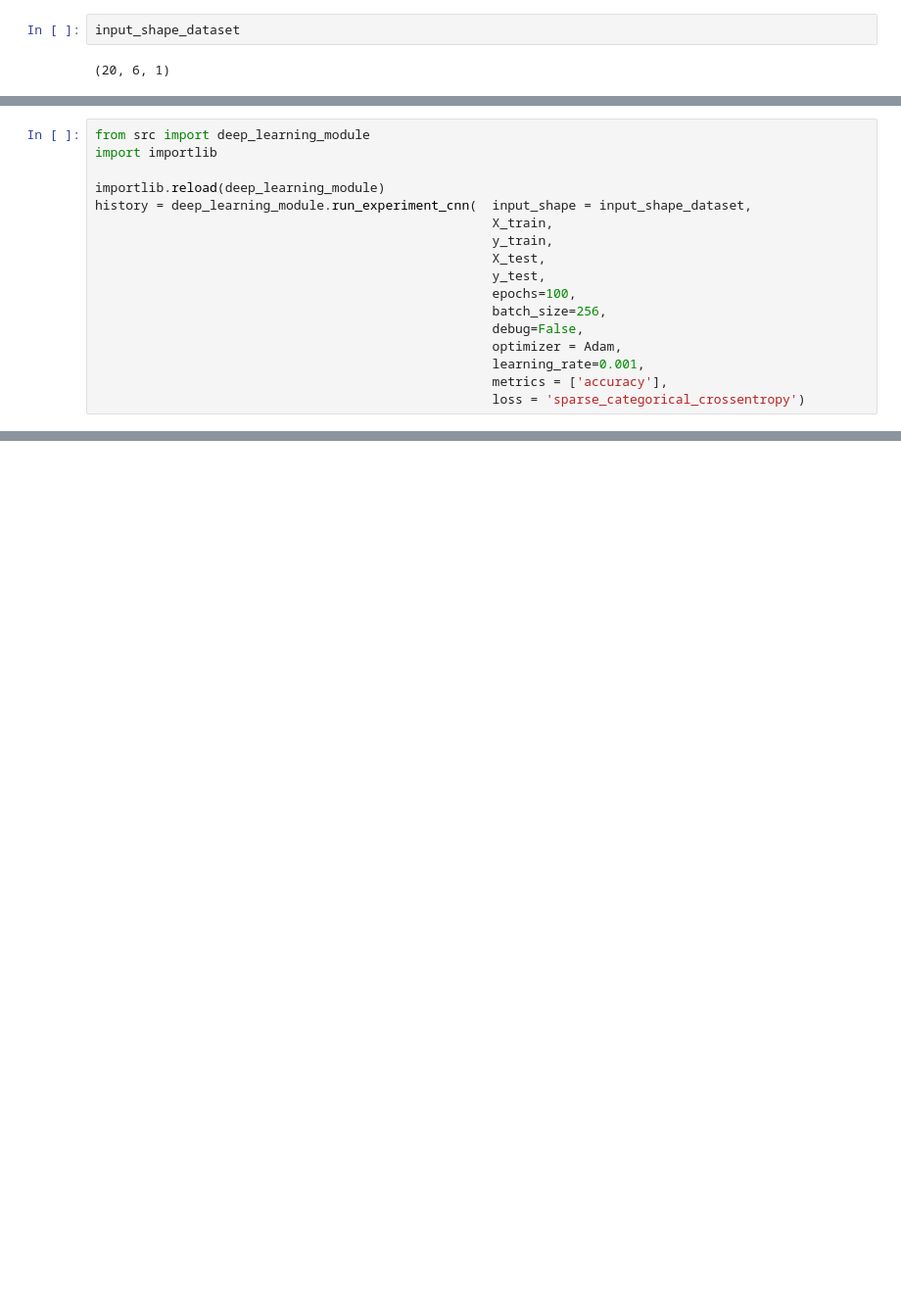
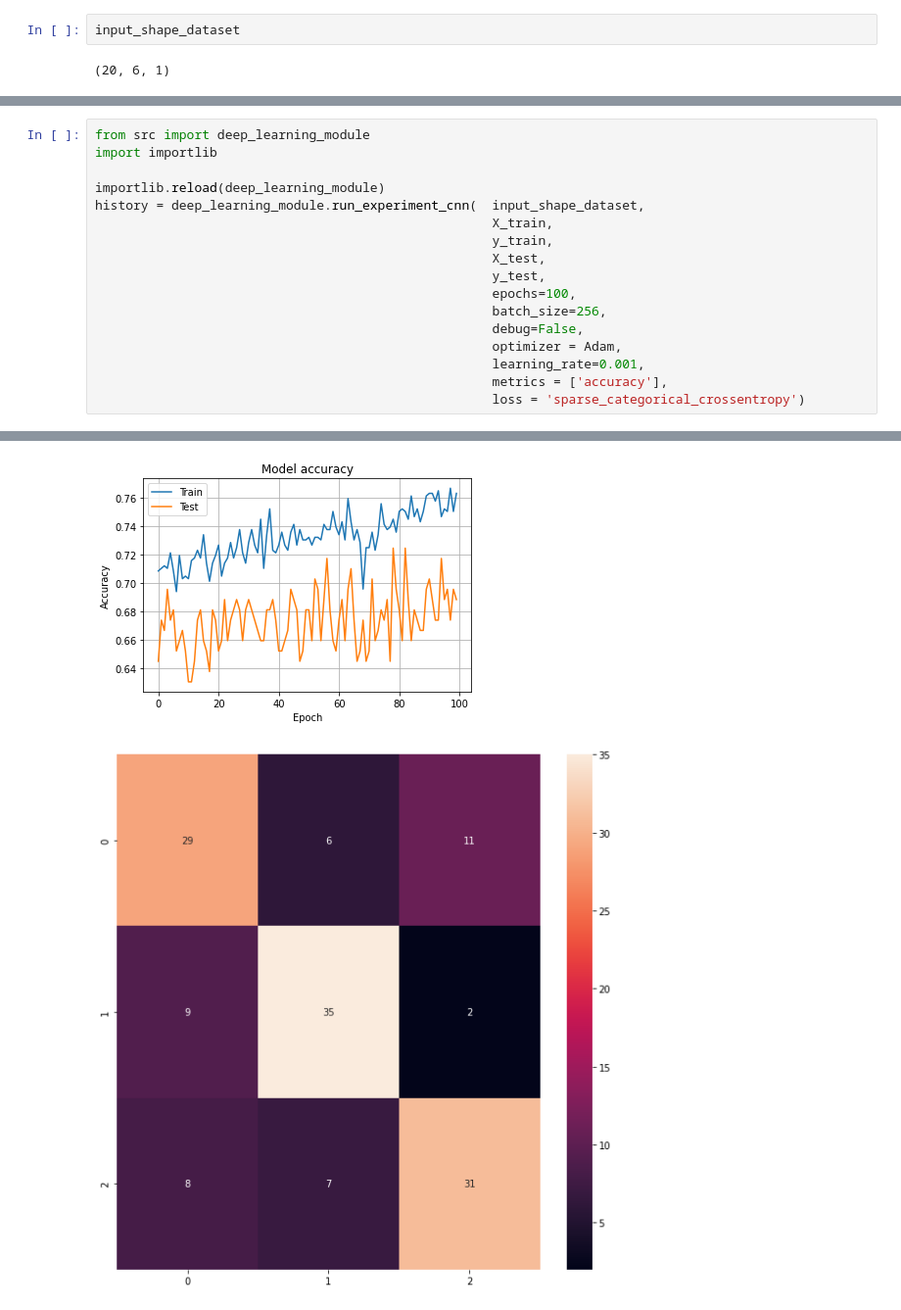
Before and after one commit to MorillaGit/quail_behavior_classifier, a Jupyter notebook: main.ipynb, the cells around one changed output, grey strips where cells are left out. Shown at 98% size. Cells and saved outputs as stored; diff of their text form; blank space fills up the shorter version.

```diff
--- a/main.ipynb
+++ b/main.ipynb
@@ -370,7 +396,7 @@ from src import deep_learning_module
 import importlib
 
 importlib.reload(deep_learning_module)
-history = deep_learning_module.run_experiment_cnn(  input_shape = input_shape_dataset,
+history = deep_learning_module.run_experiment_cnn(  input_shape_dataset,
                                                     X_train,
                                                     y_train,
                                                     X_test,
@@ -386,0 +414,2 @@ SyntaxError: positional argument follows keyword argument (3266863352.py, line 1
+[figure, added]
+[figure, added]
```
Also changed, not shown: parts of 7 cells of this notebook, 5 other files.
